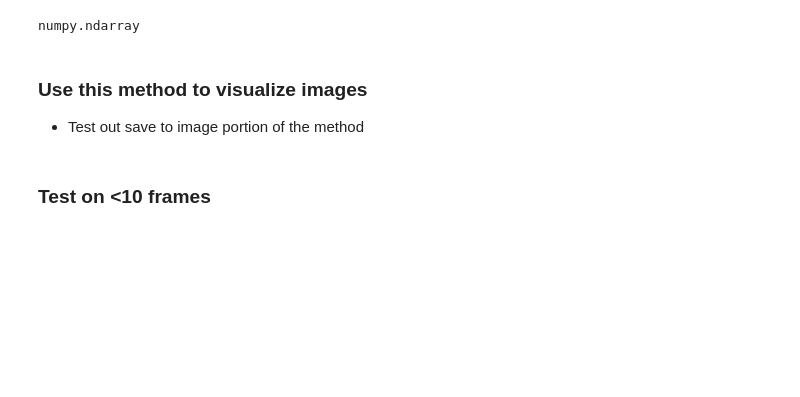
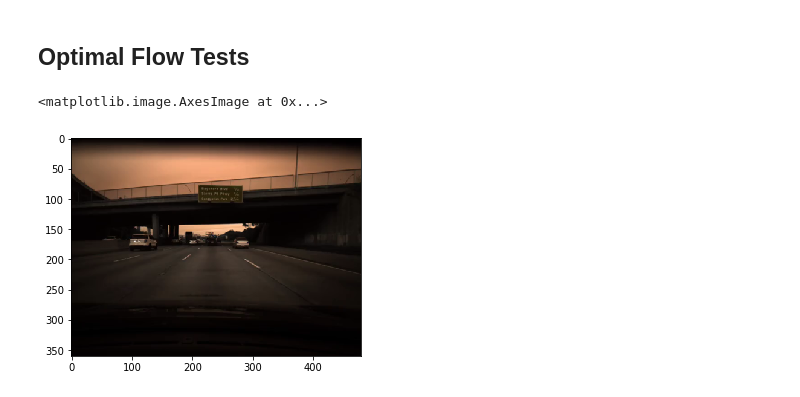
Before and after one commit to lvllvl/speedDetection, a Jupyter notebook: OpticalFlow.ipynb, the cells around one changed output. Saved outputs shown, nothing was run; the diff lists cells and outputs as text; code cells hidden in the pictures; blank space fills up the shorter version.

```diff
--- a/OpticalFlow.ipynb
+++ b/OpticalFlow.ipynb
@@ -42,0 +21,3 @@ ret, frame1 = cap.read()
+# %%
+# cap = cv2.VideoCapture("train.mp4")
+cap = cv2.imread('videoFrames/frame0.jpg')
@@ -43,12 +57,6 @@ ret, frame1 = cap.read()
 # %%
-prvs = cv2.cvtColor(frame1,cv2.COLOR_BGR2GRAY)
-hsv = np.zeros_like(frame1)
-hsv[...,1] = 255
+frame1 = cap
+# prvs = cv2.cvtColor(frame1, cv2.COLOR_BGR2GRAY)
+
+# hsv = np.zeros_like(frame1)
+# hsv[..., 1] = 255
-# %%
-type(prvs)
-# %% [output]
-numpy.ndarray
-# %% [markdown]
-### Use this method to visualize images
-
-- Test out save to image portion of the method
@@ -71,2 +63,7 @@ def visualizeIT(ang, mag, hsv, VISUALIZE_FLOW):
-# %% [markdown]
-### Test on <10 frames
+# %% [markdown]
+## Optimal Flow Tests
+# %%
+plt.imshow(frame1)
+# %% [output]
+<matplotlib.image.AxesImage at 0x...>
+[figure, added]
```
Also changed, not shown: parts of 22 cells of this notebook.
